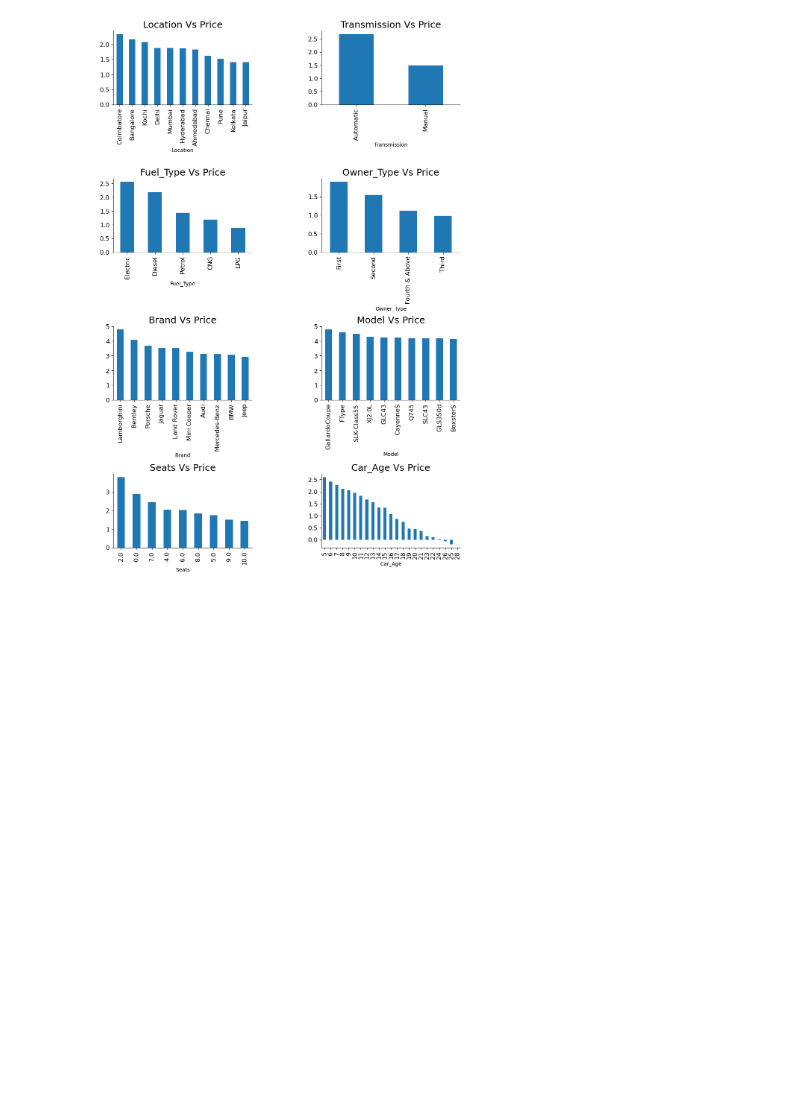
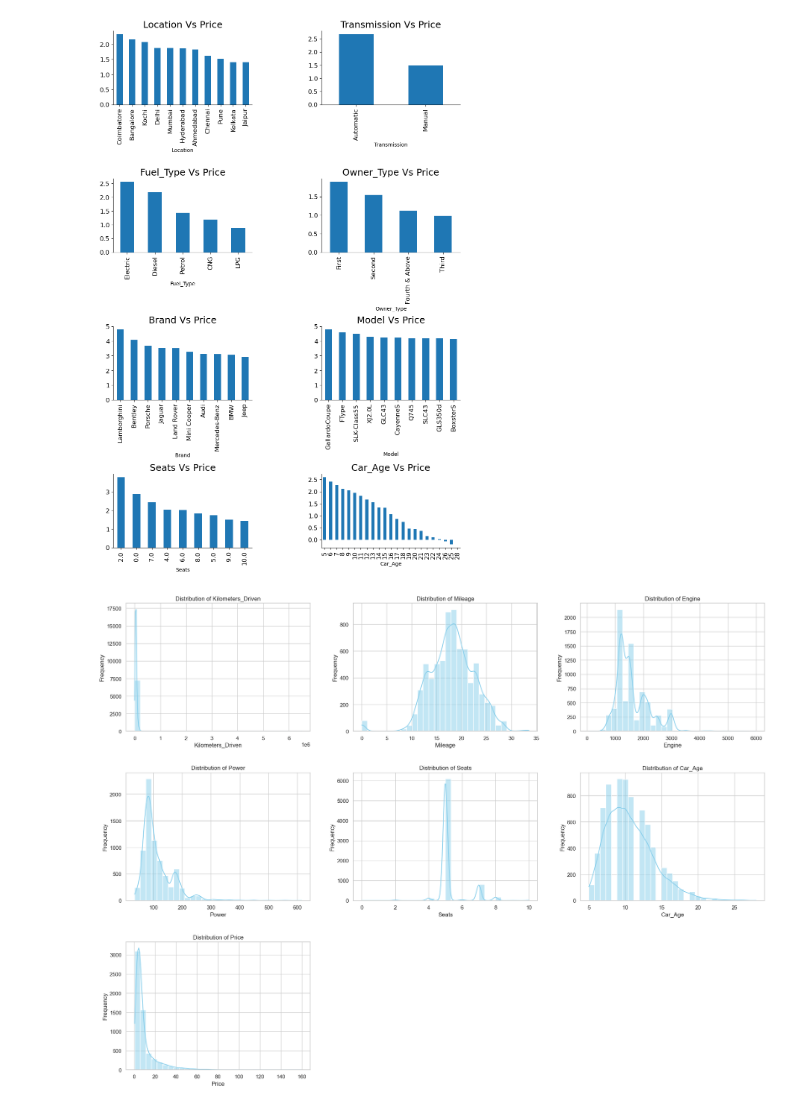
Before and after one commit to HectorGlz/Strategic-Thinking-Hector-Gonzalez-, a Jupyter notebook: Hector Eduardo Gonzalez Garza CA3 ST.ipynb, the cells around one changed output. Cells and saved outputs as stored; diff of their text form; code cells hidden in the pictures; blank space fills up the shorter version.

```diff
--- a/Hector Eduardo Gonzalez Garza CA3 ST.ipynb
+++ b/Hector Eduardo Gonzalez Garza CA3 ST.ipynb
@@ -463,3 +463,27 @@ plt.subplots_adjust(wspace=.5)
 sns.despine()
 # %% [output]
 [figure]
+# %%
+# Setting up the aesthetic style for the plots
+sns.set(style="whitegrid", palette="pastel")
+
+# Univariate Analysis
+# Histograms for numerical features on grid
+numerical_features = ['Kilometers_Driven', 'Mileage', 'Engine', 'Power', 'Seats', 'Car_Age', 'Price']
+fig, axes = plt.subplots(nrows=3, ncols=3, figsize=(20, 15))
+axes = axes.flatten()  # Flatten the array of axes
+
+for i, feature in enumerate(numerical_features):
+    sns.histplot(data[feature], kde=True, bins=30, ax=axes[i], color='skyblue')
+    axes[i].set_title(f'Distribution of {feature}')
+    axes[i].set_xlabel(feature)
+    axes[i].set_ylabel('Frequency')
+
+# Remove any unused subplots
+for i in range(len(numerical_features), len(axes)):
+    fig.delaxes(axes[i])
+
+fig.tight_layout(pad=3.0)
+plt.show()
+# %% [output]
+[figure, added]
```
Also changed, not shown: parts of 1 cell of this notebook.
